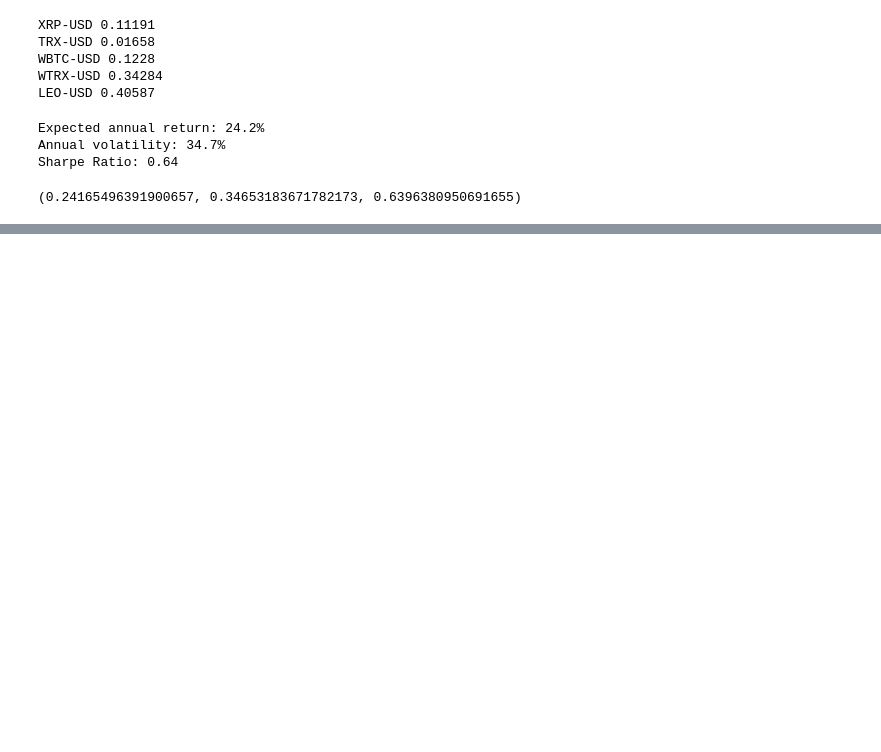
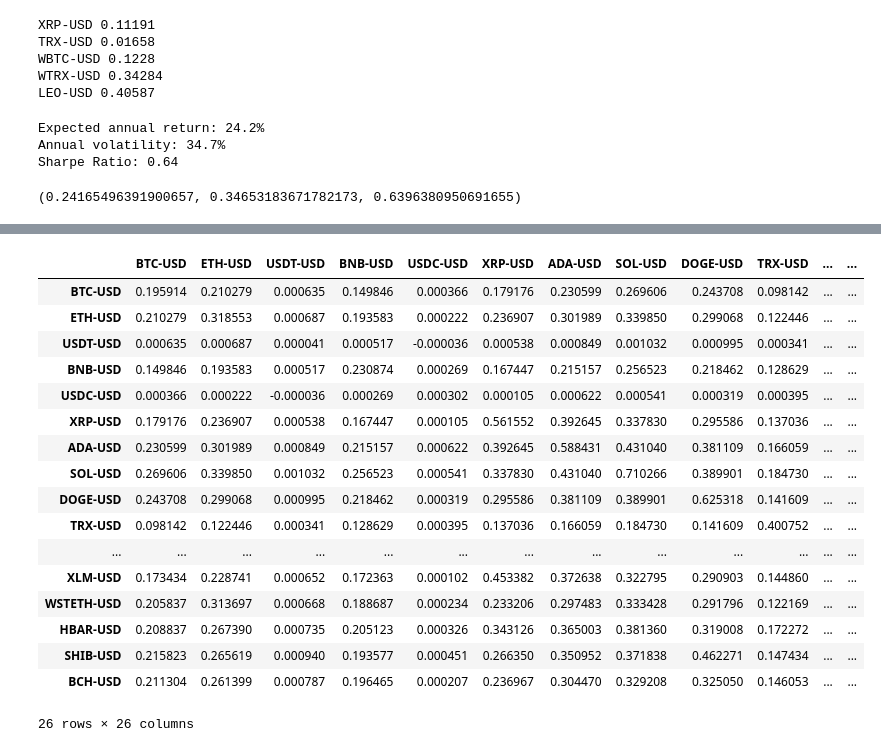
Before and after one commit to heritaco/Proyecto, a Jupyter notebook: Efficient Frontier.ipynb, the cells around one changed output, grey strips where cells are left out. Drawn from its saved outputs; the diff is of its cells as text; code cells hidden in the pictures; blank space fills up the shorter version.

```diff
--- a/Efficient Frontier.ipynb
+++ b/Efficient Frontier.ipynb
@@ -99,0 +176,21 @@ Sharpe Ratio: 0.64
+# %%
+risk_models.risk_matrix(data)
+# %% [output]
+|  | BTC-USD | ETH-USD | USDT-USD | BNB-USD | USDC-USD | XRP-USD | ADA-USD | SOL-USD | DOGE-USD | TRX-USD | ... | ... |
+| BTC-USD | 0.195914 | 0.210279 | 0.000635 | 0.149846 | 0.000366 | 0.179176 | 0.230599 | 0.269606 | 0.243708 | 0.098142 | ... | ... |
+| ETH-USD | 0.210279 | 0.318553 | 0.000687 | 0.193583 | 0.000222 | 0.236907 | 0.301989 | 0.339850 | 0.299068 | 0.122446 | ... | ... |
+| USDT-USD | 0.000635 | 0.000687 | 0.000041 | 0.000517 | -0.000036 | 0.000538 | 0.000849 | 0.001032 | 0.000995 | 0.000341 | ... | ... |
+| BNB-USD | 0.149846 | 0.193583 | 0.000517 | 0.230874 | 0.000269 | 0.167447 | 0.215157 | 0.256523 | 0.218462 | 0.128629 | ... | ... |
+| USDC-USD | 0.000366 | 0.000222 | -0.000036 | 0.000269 | 0.000302 | 0.000105 | 0.000622 | 0.000541 | 0.000319 | 0.000395 | ... | ... |
+| XRP-USD | 0.179176 | 0.236907 | 0.000538 | 0.167447 | 0.000105 | 0.561552 | 0.392645 | 0.337830 | 0.295586 | 0.137036 | ... | ... |
+| ADA-USD | 0.230599 | 0.301989 | 0.000849 | 0.215157 | 0.000622 | 0.392645 | 0.588431 | 0.431040 | 0.381109 | 0.166059 | ... | ... |
+| SOL-USD | 0.269606 | 0.339850 | 0.001032 | 0.256523 | 0.000541 | 0.337830 | 0.431040 | 0.710266 | 0.389901 | 0.184730 | ... | ... |
+| DOGE-USD | 0.243708 | 0.299068 | 0.000995 | 0.218462 | 0.000319 | 0.295586 | 0.381109 | 0.389901 | 0.625318 | 0.141609 | ... | ... |
+| TRX-USD | 0.098142 | 0.122446 | 0.000341 | 0.128629 | 0.000395 | 0.137036 | 0.166059 | 0.184730 | 0.141609 | 0.400752 | ... | ... |
+| ... | ... | ... | ... | ... | ... | ... | ... | ... | ... | ... | ... | ... |
+| XLM-USD | 0.173434 | 0.228741 | 0.000652 | 0.172363 | 0.000102 | 0.453382 | 0.372638 | 0.322795 | 0.290903 | 0.144860 | ... | ... |
+| WSTETH-USD | 0.205837 | 0.313697 | 0.000668 | 0.188687 | 0.000234 | 0.233206 | 0.297483 | 0.333428 | 0.291796 | 0.122169 | ... | ... |
+| HBAR-USD | 0.208837 | 0.267390 | 0.000735 | 0.205123 | 0.000326 | 0.343126 | 0.365003 | 0.381360 | 0.319008 | 0.172272 | ... | ... |
+| SHIB-USD | 0.215823 | 0.265619 | 0.000940 | 0.193577 | 0.000451 | 0.266350 | 0.350952 | 0.371838 | 0.462271 | 0.147434 | ... | ... |
+| BCH-USD | 0.211304 | 0.261399 | 0.000787 | 0.196465 | 0.000207 | 0.236967 | 0.304470 | 0.329208 | 0.325050 | 0.146053 | ... | ... |
+26 rows × 26 columns
```
Also changed, not shown: parts of 24 cells of this notebook.
